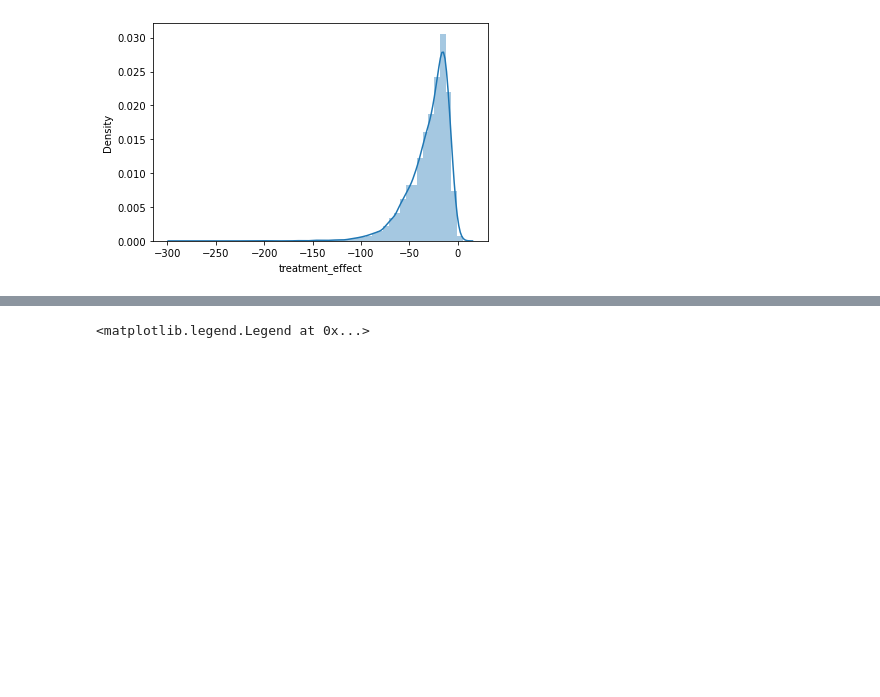
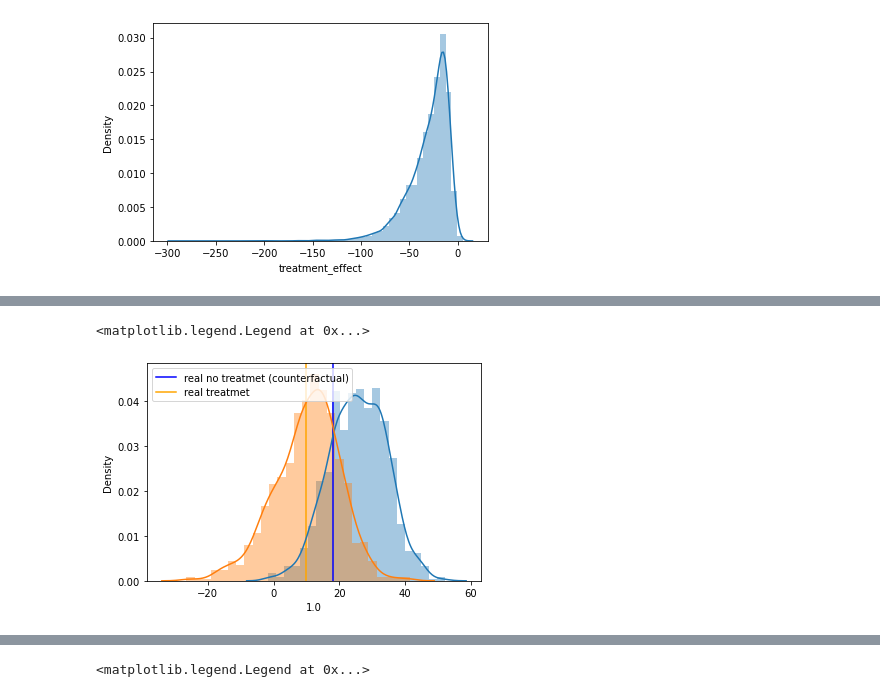
Before and after one commit to AlanGanem/fkausality, a Jupyter notebook: notebooks_dev/estimators.ipynb, the cells around one changed output, grey strips where cells are left out. Drawn from its saved outputs; the diff is of its cells as text; code cells hidden in the pictures; blank space fills up the shorter version.

```diff
--- a/notebooks_dev/estimators.ipynb
+++ b/notebooks_dev/estimators.ipynb
@@ -338,6 +348,7 @@ class CEDTEstimator(_FKEstimator):
             sampled_df.columns = self.y_columns_ + ['sample_index']
             sampled_df = sampled_df.reset_index(level = -1, drop = True)
             sampled_df.index = sampled_df.index.set_names(tuple(self.T_columns_))
+            sampled_df['sample_index'] = sampled_df['sample_index'].astype(int)
             sampled_df = sampled_df.set_index('sample_index', append = True)
             sampled_dfs.append(sampled_df)
 
@@ -418,0 +486,40 @@ class CEDTEstimator(_FKEstimator):
+# %%
+Tc = ['medication']
+Xc = ['sex','age','severity']
+yc = ['recovery']
+cf_yc = ['cf_recovery']
+
+X = df_obs[Xc]
+T = df_obs[Tc]
+y = df_obs[yc]
+# %%
+from sklearn.ensemble import RandomForestRegressor, RandomForestClassifier, ExtraTreesClassifier, ExtraTreesRegressor, GradientBoostingClassifier
+
+tree_estim = RandomForestClassifier(n_estimators = 20, min_samples_leaf = 2)
+estim = CEDTEstimator(tree_estim, n_neighbors = 100, n_jobs = None).fit(X, y = y, T = T, save_values = df_obs)
+# %%
+alpha = 1
+if not 'i' in locals():
+    i = 0
+i += 1
+ground_truth = df_obs.iloc[i]
+samples = estim.sample(X.iloc[i:i+1],sample_size = 1000, n_neighbors = 1000, noise_type = 'normal', alpha = alpha)[0]
+#estim_effect = estim.treatment_effect(X.iloc[i:i+1], n_neighbors = 1000, alpha = alpha, control_name = 0)[0]
+
+got_medication = ground_truth[Tc[0]] == 1
+
+t_recovery = ground_truth[yc[0]] if got_medication else ground_truth[cf_yc[0]]
+nt_recovery = ground_truth[yc[0]] if not got_medication else ground_truth[cf_yc[0]]
+
+nt_text = ' (counterfactual)' if got_medication else ''
+t_text = ' (counterfactual)' if not got_medication else ''
+
+plt.axvline(nt_recovery, color = 'b', label = f'real no treatmet{t_text}')
+plt.axvline(t_recovery, color = 'orange', label = f'real treatmet{nt_text}')
+
+
+samples.groupby(Tc)[yc[0]].apply(sns.distplot)
+plt.legend()
+# %% [output]
+<matplotlib.legend.Legend at 0x...>
+[figure, added]
```
Also changed, not shown: parts of 26 cells of this notebook.
